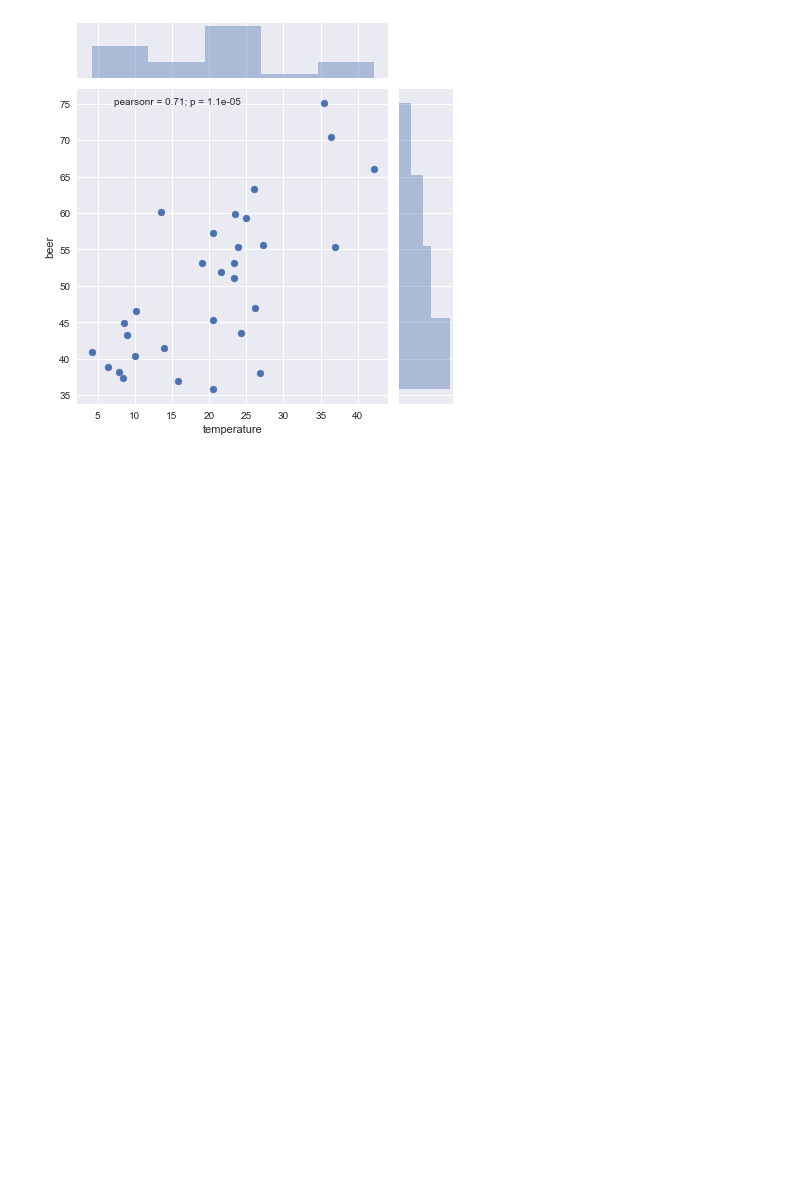
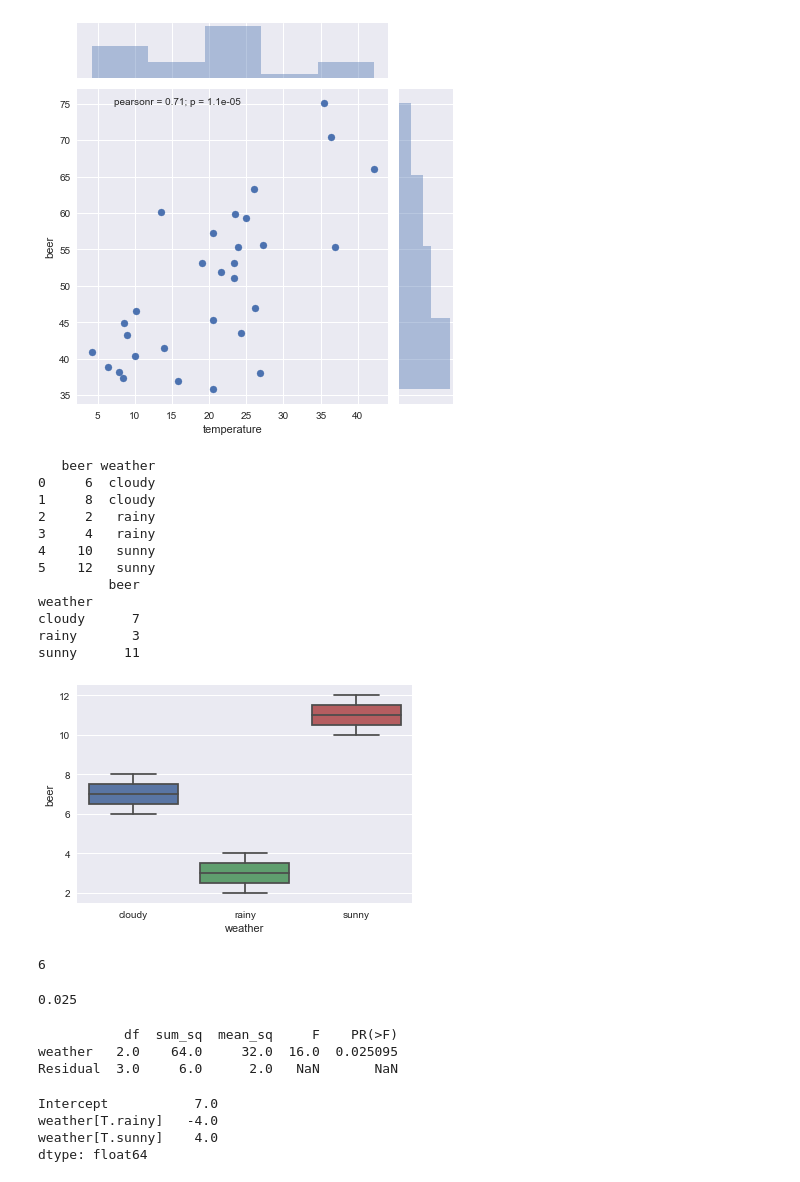
Before and after one commit to leica19/jupyter, a Jupyter notebook: 統計モデル.ipynb, the cells around one changed output. Saved outputs shown, nothing was run; the diff lists cells and outputs as text; code cells hidden in the pictures; blank space fills up the shorter version.

```diff
--- a/統計モデル.ipynb
+++ b/統計モデル.ipynb
@@ -22,3 +22,81 @@ sns.jointplot(x="temperature", y="beer", data=beer)
 # %% [output]
 <seaborn.axisgrid.JointGrid at 0x...>
 [figure]
+# %%
+
+weather = [
+    "cloudy", "cloudy",
+    "rainy", "rainy",
+    "sunny", "sunny"
+]
+
+beer = [6,8,2,4,10,12]
+
+weather_beer = pd.DataFrame({
+    "beer"    : beer,
+    "weather" : weather
+})
+
+print(weather_beer)
+
+sns.boxplot(x="weather", y="beer", data=weather_beer)
+
+print(weather_beer.groupby("weather").mean())
+# %% [output]
+   beer weather
+0     6  cloudy
+1     8  cloudy
+2     2   rainy
+3     4   rainy
+4    10   sunny
+5    12   sunny
+         beer
+weather
+cloudy      7
+rainy       3
+sunny      11
+[figure, added]
+# %%
+
+effect = [7,7,3,3,11,11]
+
+mu_effect = sp.mean(effect)
+squares_model = sp.sum((effect - mu_effect) ** 2)
+
+resid = weather_beer.beer - effect
+
+squares_resid = sp.sum(resid ** 2)
+squares_resid
+# %% [output]
+6
+# %%
+
+df_model = 2 # 群間変動の自由度
+df_resid = 3 # 郡内変動の自由度
+
+variance_model = squares_model / df_model
+
+variance_resid = squares_resid / df_resid
+
+f_ratio = variance_model / variance_resid
+
+1 - sp.stats.f.cdf(x=f_ratio, dfn=df_model, dfd=df_resid)
+# %% [output]
+0.025
+# %%
+
+anova_model = smf.ols("beer ~ weather", data=weather_beer).fit()
+
+print(sm.stats.anova_lm(anova_model, type=2))
+# %% [output]
+           df  sum_sq  mean_sq     F    PR(>F)
+weather   2.0    64.0     32.0  16.0  0.025095
+Residual  3.0     6.0      2.0   NaN       NaN
+# %%
+
+anova_model.params
+# %% [output]
+Intercept           7.0
+weather[T.rainy]   -4.0
+weather[T.sunny]    4.0
+dtype: float64
```
Also changed, not shown: parts of 6 cells of this notebook.
